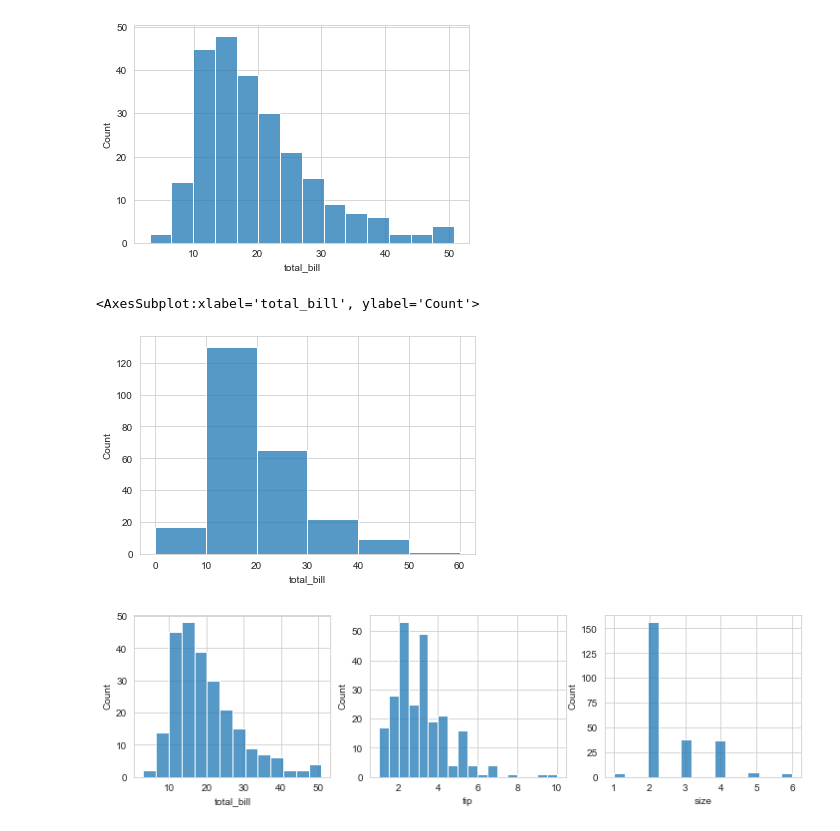
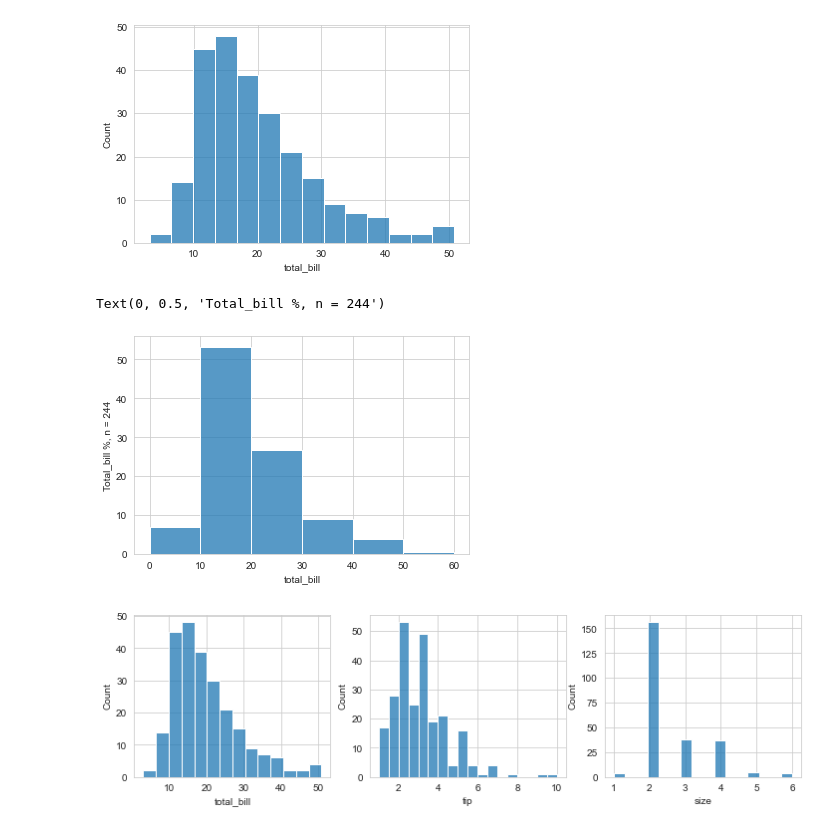
Before and after one commit to taanila/kaaviot, a Jupyter notebook: seaborn.ipynb, the cells around one changed output. Saved outputs shown, nothing was run; the diff lists cells and outputs as text; code cells hidden in the pictures.

```diff
--- a/seaborn.ipynb
+++ b/seaborn.ipynb
@@ -111,11 +163,15 @@ sns.histplot(x = 'total_bill', data = tips)
 <AxesSubplot:xlabel='total_bill', ylabel='Count'>
 [figure]
 # %%
-# Itse määritellyt luokkarajat
-sns.histplot(x = 'total_bill', data = tips, bins = [0, 10, 20, 30, 40, 50, 60])
+# Itse määritellyt luokkarajat, prosentit
+
+n= tips['total_bill'].count()
+
+sns.histplot(x = 'total_bill', data = tips, bins = [0, 10, 20, 30, 40, 50, 60], stat = 'percent')
+plt.ylabel(f'Total_bill %, n = {n}')
 # %% [output]
-<AxesSubplot:xlabel='total_bill', ylabel='Count'>
+Text(0, 0.5, 'Total_bill %, n = 244')
-[figure, old version]
+[figure, new version]
 # %%
 # Määrällisten muuttujien histogrammit
 
```
Also changed, not shown: parts of 21 cells of this notebook.
